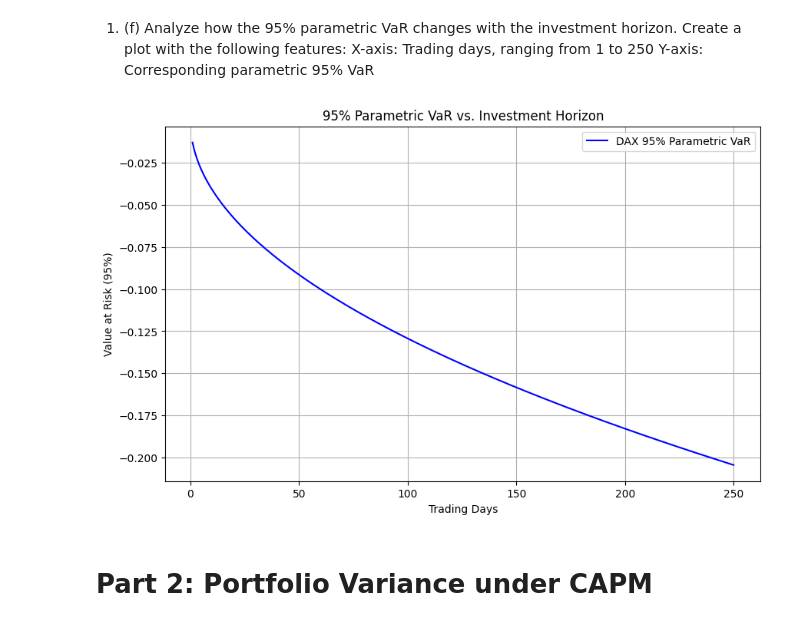
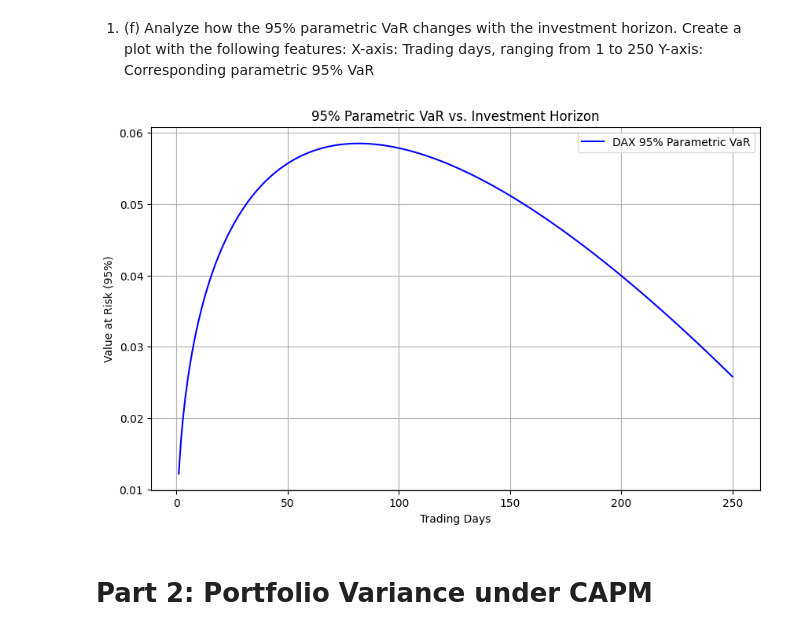
Before and after one commit to NicolasRuffing/Tof-Quizzes, a Jupyter notebook: Peer/Quiz 2/quiz2_peervonwilcken.ipynb, the cells around one changed output. Drawn from its saved outputs; the diff is of its cells as text; code cells hidden in the pictures.

```diff
--- a/Peer/Quiz 2/quiz2_peervonwilcken.ipynb
+++ b/Peer/Quiz 2/quiz2_peervonwilcken.ipynb
@@ -41,8 +41,11 @@ FTSE - Average Daily Return: 0.019%, Standard Deviation: 0.660%
 1. (b) Calculate the parametric Value at Risk (VaR) at the 95% confidence level for both the DAX and the FTSE. Use a z-value of 1.644854 in your calculation
 # %%
 z_value = 1.644854
-var_dax = z_value * std_daily_return_dax
-var_ftse = z_value * std_daily_return_ftse
+c_value = -z_value  # c is the 0.05 quantile = -1.644854
+
+# VaR_α = -(μ + cσ)
+var_dax = -(avg_daily_return_dax + c_value * std_daily_return_dax)
+var_ftse = -(avg_daily_return_ftse + c_value * std_daily_return_ftse)
 
 print(f"DAX - Value at Risk (95%): {var_dax * 100:.2f}%")
 print(f"FTSE - Value at Risk (95%): {var_ftse * 100:.2f}%")
@@ -87,16 +92,17 @@ Y-axis: Corresponding parametric 95% VaR
 # %%
 plt.figure(figsize=(10, 6))
 trading_days = np.arange(1, 251)
-var_dax_horizon = z_value * std_daily_return_dax * np.sqrt(trading_days)
-plt.plot(trading_days, -var_dax_horizon, label='DAX 95% Parametric VaR', color='blue')
+# VaR scales with square root of time: VaR_T = -(μ*T + c*σ*√T)
+var_dax_horizon = -(avg_daily_return_dax * trading_days + c_value * std_daily_return_dax * np.sqrt(trading_days))
+plt.plot(trading_days, var_dax_horizon, label='DAX 95% Parametric VaR', color='blue')
 plt.xlabel('Trading Days')
 plt.ylabel('Value at Risk (95%)')
 plt.title('95% Parametric VaR vs. Investment Horizon')
 plt.legend()
 plt.grid()
 plt.show()
 # %% [output]
-[figure, old version]
+[figure, new version]
 # %% [markdown]
 # Part 2: Portfolio Variance under CAPM
 # %%
```
Also changed, not shown: parts of 3 cells of this notebook.
